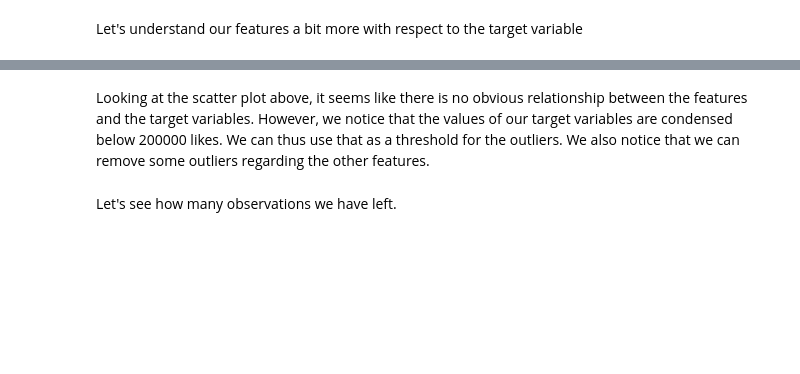
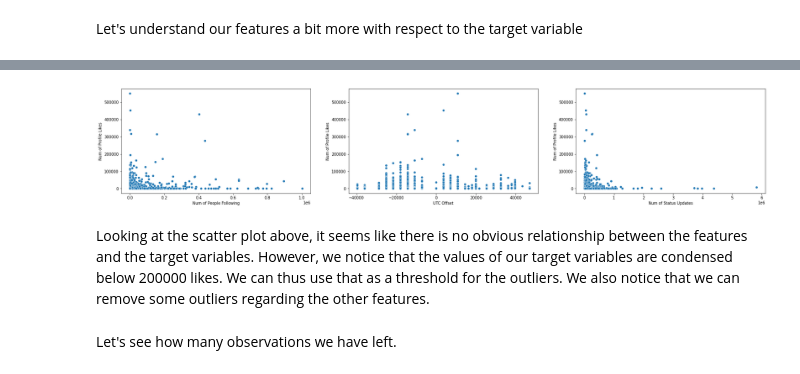
Before and after one commit to mokleit/social-media-prediction, a Jupyter notebook: data-analysis/data-exploration.ipynb, the cells around one changed output, grey strips where cells are left out. Cells and saved outputs as stored; diff of their text form; code cells hidden in the pictures; blank space fills up the shorter version.

```diff
--- a/data-analysis/data-exploration.ipynb
+++ b/data-analysis/data-exploration.ipynb
@@ -21,6 +14,6 @@ tf.random.set_seed(1)
 np.random.seed(1)
 random.seed(1)
 # %%
-df_train = pd.read_csv('/kaggle/input/ift6758-a20/train.csv')
-df_test = pd.read_csv('/kaggle/input/ift6758-a20/test.csv')
+df_train = pd.read_csv('../data/train.csv')
+df_test = pd.read_csv('../data/test.csv')
 df_train.head()
@@ -60,9 +80,11 @@ plt.show()
 # %%
-fig, (ax1,ax2,ax3) = plt.subplots(1,3, figsize=(30,5))
+_, (ax1,ax2,ax3) = plt.subplots(1,3, figsize=(30,5))
 sns.scatterplot(x='Num of People Following', y='Num of Profile Likes', data=df_train, ax=ax1)
 sns.scatterplot(x='UTC Offset', y='Num of Profile Likes', data=df_train, ax=ax2)
 sns.scatterplot(x='Num of Status Updates', y='Num of Profile Likes', data=df_train, ax=ax3)
 plt.show()
+# %% [output]
+[figure, added]
 # %% [markdown]
 Looking at the scatter plot above, it seems like there is no obvious relationship between the features and the target variables. However, we notice that the values of our target variables are condensed below 200000 likes. We can thus use that as a threshold for the outliers. We also notice that we can remove some outliers regarding the other features.
 # %%
```
Also changed, not shown: parts of 57 cells of this notebook, 27 other files.
